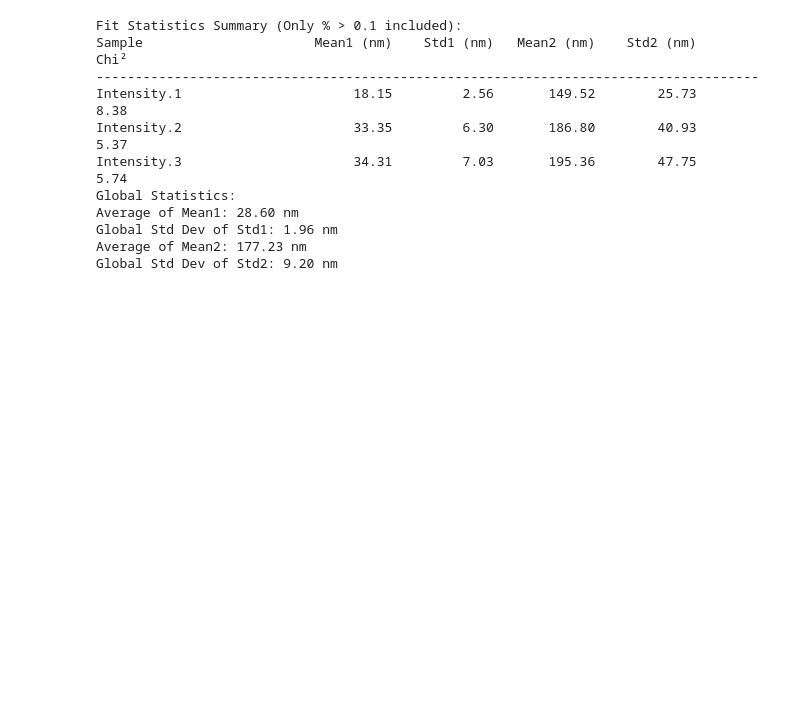
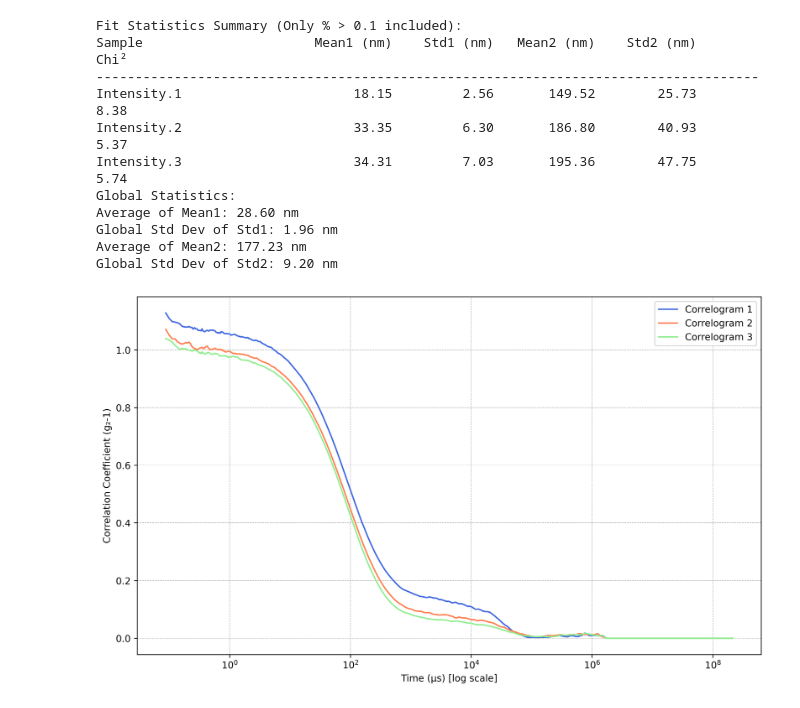
Before and after one commit to fracaludo/physicalchem, a Jupyter notebook: B/DLS/plots5.ipynb, the cells around one changed output. Saved outputs shown, nothing was run; the diff lists cells and outputs as text; code cells hidden in the pictures; blank space fills up the shorter version.

```diff
--- a/B/DLS/plots5.ipynb
+++ b/B/DLS/plots5.ipynb
@@ -383,3 +383,55 @@ Average of Mean1: 28.60 nm
 Global Std Dev of Std1: 1.96 nm
 Average of Mean2: 177.23 nm
 Global Std Dev of Std2: 9.20 nm
+# %%
+import pandas as pd
+import numpy as np
+import matplotlib.pyplot as plt
+import os
+
+# File and sheets
+file_path = '/Users/ludovica/Documents/Bachelor/BA6/Physical Chemistry/Challenge B /DLS/Sample 5.xlsx'
+sheet_names = ["Correlation.1", "Correlation.2", "Correlation.3"]
+
+# Custom colors and labels for plots
+data_colors = ['royalblue', 'coral', 'lightgreen']
+data_labels = [
+    "Correlogram 1",
+    "Correlogram 2",
+    "Correlogram 3"
+]
+
+# Setup plot
+fig, ax = plt.subplots(figsize=(10, 6), dpi=600)
+
+for i, sheet in enumerate(sheet_names):
+    df = pd.read_excel(file_path, sheet_name=sheet, dtype=str)
+
+    # Clean and standardize column names
+    df.columns = [col.split('-')[0].strip() for col in df.columns]
+    df.columns = ['Time_us', 'Correlation']
+
+    # Replace commas with dots, convert to numeric
+    df['Time_us'] = df['Time_us'].str.replace(',', '.', regex=False)
+    df['Correlation'] = df['Correlation'].str.replace(',', '.', regex=False)
+    df['Time_us'] = pd.to_numeric(df['Time_us'], errors='coerce')
+    df['Correlation'] = pd.to_numeric(df['Correlation'], errors='coerce')
+    df = df.dropna()
+
+    # Plot
+    ax.plot(df['Time_us'], df['Correlation'], label=data_labels[i], color=data_colors[i])
+
+# Finalize plot
+ax.set_xscale('log')  # <-- Log scale here
+ax.set_xlabel('Time (µs) [log scale]')
+ax.set_ylabel('Correlation Coefficient (g₂-1)')
+ax.legend()
+ax.grid(True, which='both', linestyle='--', linewidth=0.5)
+plt.tight_layout()
+
+# Save figure
+save_path = os.path.join("/Users/ludovica/Documents/Bachelor/BA6/Physical Chemistry/Challenge B /DLS/PLOTS", "Correlogram5.png")
+plt.savefig(save_path, format='png', bbox_inches='tight')
+plt.show()
+# %% [output]
+[figure, added]
```
Also changed, not shown: 4 other files.
